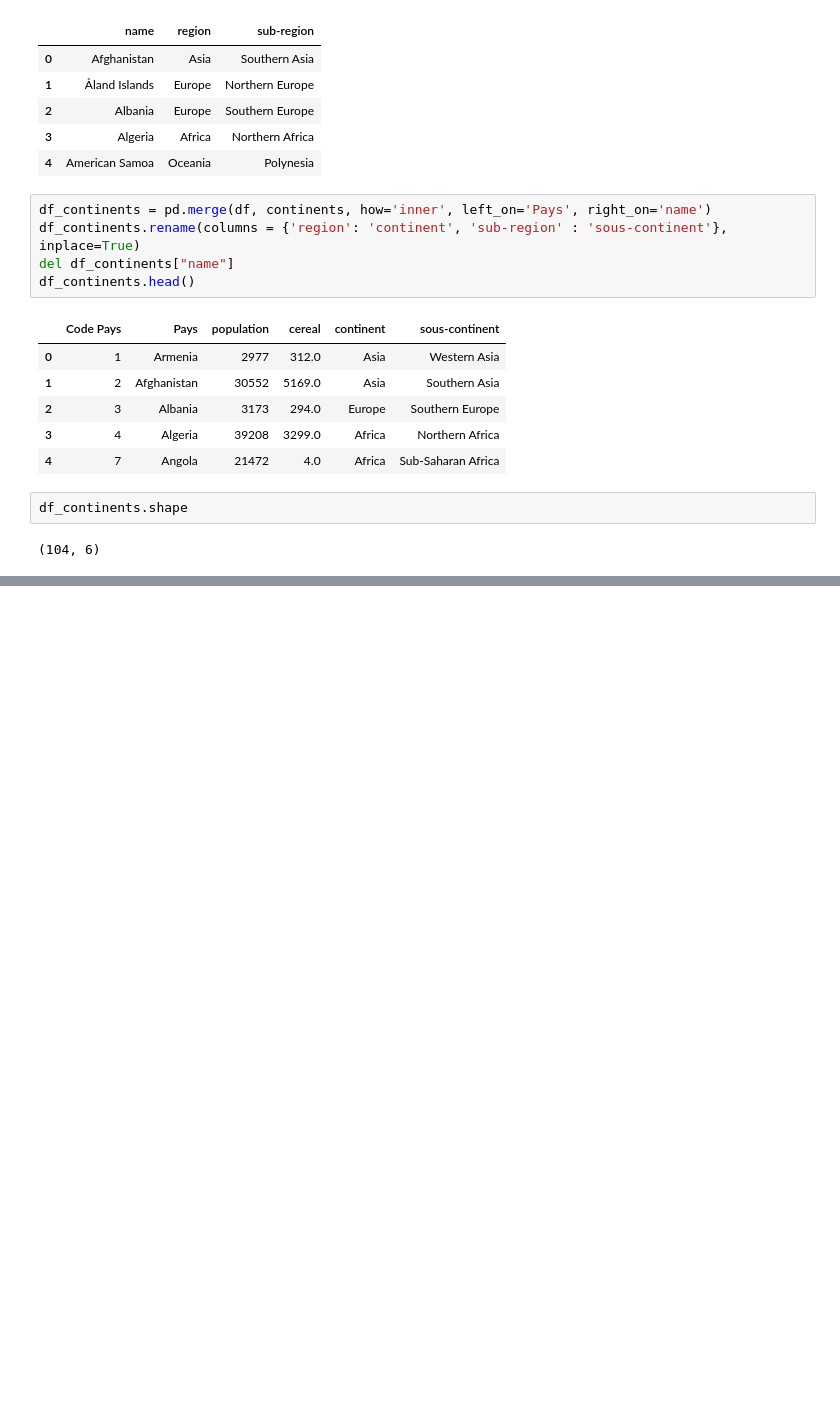
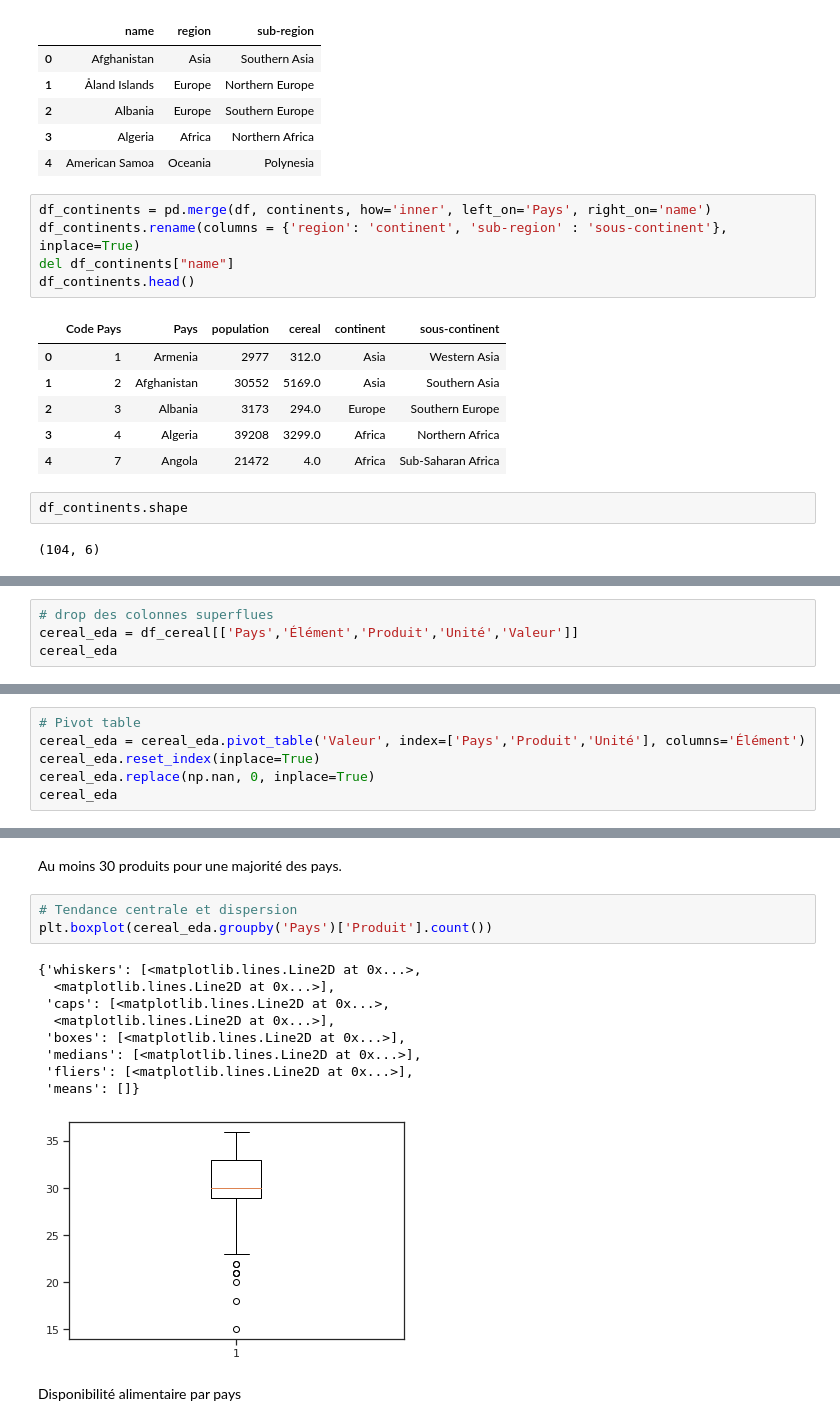
Before and after one commit to data-IA-2022/FAO_Sylvine_Evelyne, a Jupyter notebook: FAO.ipynb, the cells around one changed output, grey strips where cells are left out. Saved outputs shown, nothing was run; the diff lists cells and outputs as text; blank space fills up the shorter version.

```diff
--- a/FAO.ipynb
+++ b/FAO.ipynb
@@ -289,0 +297,4 @@ df_area.head()
+# %%
+# drop des colonnes superflues
+cereal_eda = df_cereal[['Pays','Élément','Produit','Unité','Valeur']]
+cereal_eda
@@ -289,0 +315,6 @@ df_area.head()
+# %%
+# Pivot table
+cereal_eda = cereal_eda.pivot_table('Valeur', index=['Pays','Produit','Unité'], columns='Élément')
+cereal_eda.reset_index(inplace=True)
+cereal_eda.replace(np.nan, 0, inplace=True)
+cereal_eda
@@ -289,0 +353,17 @@ df_area.head()
+# %% [markdown]
+Au moins 30 produits pour une majorité des pays.
+# %%
+# Tendance centrale et dispersion
+plt.boxplot(cereal_eda.groupby('Pays')['Produit'].count())
+# %% [output]
+{'whiskers': [<matplotlib.lines.Line2D at 0x...>,
+  <matplotlib.lines.Line2D at 0x...>],
+ 'caps': [<matplotlib.lines.Line2D at 0x...>,
+  <matplotlib.lines.Line2D at 0x...>],
+ 'boxes': [<matplotlib.lines.Line2D at 0x...>],
+ 'medians': [<matplotlib.lines.Line2D at 0x...>],
+ 'fliers': [<matplotlib.lines.Line2D at 0x...>],
+ 'means': []}
+[figure, added]
+# %% [markdown]
+Disponibilité alimentaire par pays
```
Also changed, not shown: parts of 147 cells of this notebook.
